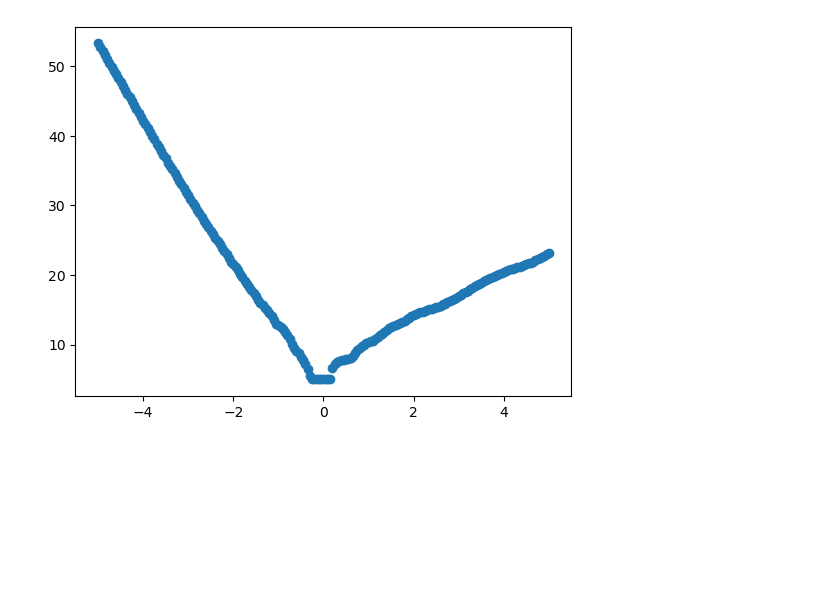
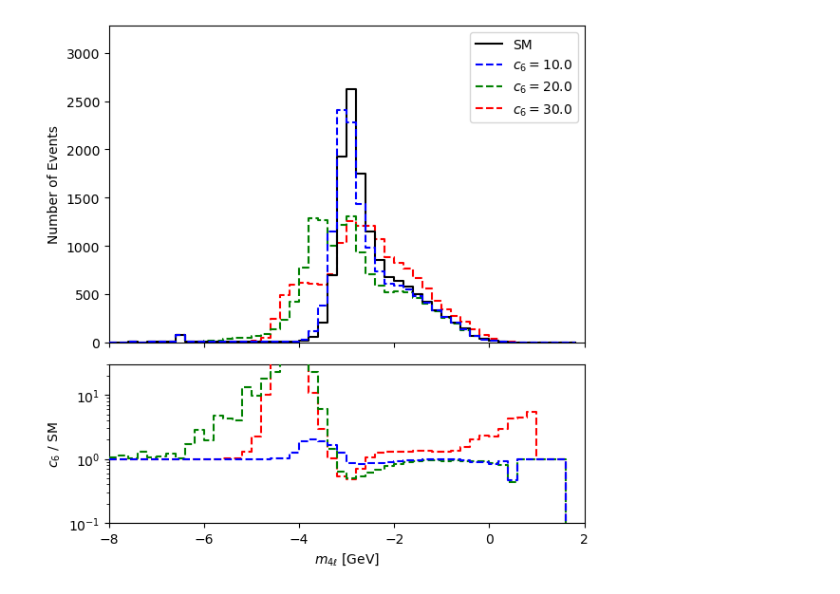
Before and after one commit to taehyounpark/higgs-offshell-interpretation, a Jupyter notebook: sensitivity-mem.ipynb, the cells around one changed output. Drawn from its saved outputs; the diff is of its cells as text; code cells hidden in the pictures; blank space fills up the shorter version.

```diff
--- a/sensitivity-mem.ipynb
+++ b/sensitivity-mem.ipynb
@@ -240,29 +10,0 @@ Is this NLL curve sensible? Or is there (probably) something wrong in the method
-# %%
-c6_min = -5.0
-c6_max = 5.0
-c6_nvals = 200
-c6_vals = np.linspace(c6_min, c6_max, c6_nvals+1)
-nll = np.ones_like(c6_vals)
-
-nu_c6 = ggzz.nu(c6_vals,per_event=True)
-observed_weights = ggzz.nu(-5, per_event=True)
-nu_sm = ggzz.nu(per_event=True)
-p_c6 = nu_c6 / ggzz.nu(c6_vals)
-p_sm = nu_sm / ggzz.nu()
-p_neg5 = ggzz.nu(-5, per_event=True) / ggzz.nu(-5)
-
-for i, c6_val in enumerate(c6_vals):
-  oo_obs, _ = np.histogram(p_c6[:,i] / p_neg5, bins=pratio_bins,
-                                weights=observed_weights)
-  oo_exp, _ = np.histogram(p_c6[:,i] / p_neg5, bins=pratio_bins,
-                                weights=nu_c6[:, i])
-  nll[i] = stat.nll(oo_obs, oo_exp)
-
-imin = np.argmin(nll)
-nll_min = nll[imin]
-c6_at_nll_min = c6_vals[imin]
-
-plt.scatter(c6_vals, nll)
-plt.show()
-# %% [output]
-[figure, removed]
@@ -268,0 +54,50 @@ plt.show()
+# %%
+# c6 values
+c6_vals = np.array([10.0, 20.0, 30.0])
+
+# SM
+sbi_ds_sm = np.log10(sbi_gghzz.msq() / (sbi_ggzz.msq() + 0.1*0.5*sbi_uubzz.msq()))
+sbi_nu_sm = sbi_ggzz.nu(per_event=True)
+
+# ME
+sbi_msq_gghzz_c6 = sbi_gghzz.msq(c6_vals)
+sbi_msq_ggzz_c6 = sbi_ggzz.msq(c6_vals)
+sbi_ds_c6 = np.log10(sbi_msq_gghzz_c6 / (sbi_msq_ggzz_c6 + 0.1*0.5*(sbi_uubzz.msq())[:, np.newaxis]))
+
+# event weight
+sbi_nu_c6 = sbi_ggzz.nu(c6_vals,per_event=True)
+# %%
+fig, (ax1, ax2) = plt.subplots(2, 1, figsize=(6, 6), sharex=True, height_ratios=(2,1))
+
+ds_bins = np.arange(-8,2.2,0.2)
+ds_sm_centers = 0.5 * (ds_bins[1:] + ds_bins[:-1])
+
+h_ds_sm, _ = np.histogram(sbi_ds_sm, bins=ds_bins, weights=sbi_nu_sm)
+ax1.step(ds_bins[:-1], h_ds_sm, where='post', color='black', label='SM', zorder=10)
+
+colors= 'bgrcmy'
+for i, c6_val in enumerate(c6_vals):
+  if np.isclose(c6_val, 0.0):
+    continue
+  h_ds_c6, _ = np.histogram(sbi_ds_c6[:, i], bins=ds_bins, weights=sbi_nu_c6[:, i])
+  ax1.step(ds_bins[:-1], h_ds_c6, '--', color=colors[i], where='post', label=f'$c_6 = {c6_val}$', zorder=10-i)
+  ratio = np.divide(h_ds_c6, h_ds_sm, out=np.zeros_like(h_ds_sm), where=h_ds_sm!=0)
+  ax2.step(ds_bins[:-1], ratio, '--', color=colors[i],  where='post', label=f'$c_6 = {c6_val}$', zorder=10-i)
+
+
+ax1.set_xlim(-8,2)
+ax1.set_ylabel('Number of Events')
+ax1.set_ylim(0, 1.25*np.max(h_ds_sm))
+# ax1.set_yscale('log')
+ax1.legend()
+
+ax2.set_ylim(0.0,2.0)
+ax2.set_xlabel('$m_{4\\ell}$ [GeV]')
+ax2.set_ylabel('$c_6$ / SM')
+ax2.set_ylim(1e-1,30.0)
+ax2.set_yscale('log')
+
+plt.tight_layout()
+plt.show()
+# %% [output]
+[figure, added]
```
Also changed, not shown: parts of 23 cells of this notebook, 11 other files.
